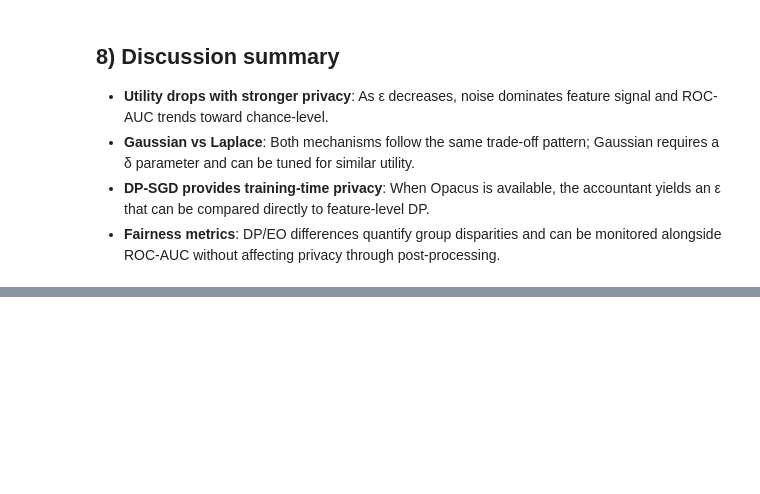
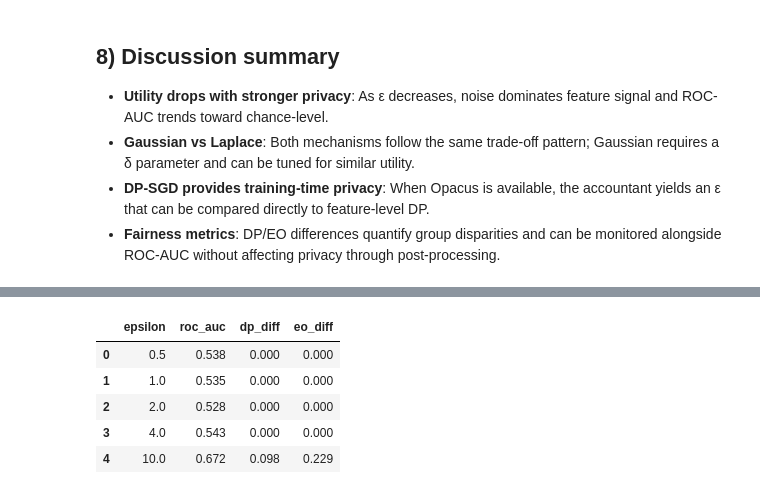
Before and after one commit to Ghobi-A/dp-insurance, a Jupyter notebook: notebooks/dp_privacy_insurance.ipynb, the cells around one changed output, grey strips where cells are left out. Drawn from its saved outputs; the diff is of its cells as text; code cells hidden in the pictures; blank space fills up the shorter version.

```diff
--- a/notebooks/dp_privacy_insurance.ipynb
+++ b/notebooks/dp_privacy_insurance.ipynb
@@ -337,0 +561,38 @@ fairness_results
+# %%
+from dp.fairness import demographic_parity_difference, equalized_odds_difference
+
+protected_test = split.X_test["sex"].to_numpy()
+
+frontier_rows = []
+for eps in [0.5, 1.0, 2.0, 4.0, 10.0]:
+    noisy_train = apply_bounded_feature_noise(
+        split.X_train, PUBLIC_BOUNDS, mechanism="laplace", epsilon=eps, random_state=RANDOM_STATE
+    )
+    pre = build_preprocessor(noisy_train)
+    Xtr_n = pre.fit_transform(noisy_train)
+    Xte_n = pre.transform(clipped_test)
+
+    svm = build_svm_model().fit(Xtr_n, y_train)
+    scores = svm.predict_proba(Xte_n)[:, 1]
+    # Threshold from training scores (no test-set leakage).
+    tr_scores = svm.predict_proba(Xtr_n)[:, 1]
+    fpr_t, tpr_t, thr_t = roc_curve(y_train, tr_scores)
+    thr = thr_t[np.argmax(tpr_t - fpr_t)]
+    preds = (scores >= thr).astype(int)
+
+    frontier_rows.append({
+        "epsilon": eps,
+        "roc_auc": round(roc_auc_score(y_test, scores), 3),
+        "dp_diff": round(demographic_parity_difference(preds, protected_test), 3),
+        "eo_diff": round(equalized_odds_difference(y_test, preds, protected_test), 3),
+    })
+
+frontier = pd.DataFrame(frontier_rows)
+frontier
+# %% [output]
+|  | epsilon | roc_auc | dp_diff | eo_diff |
+| 0 | 0.5 | 0.538 | 0.000 | 0.000 |
+| 1 | 1.0 | 0.535 | 0.000 | 0.000 |
+| 2 | 2.0 | 0.528 | 0.000 | 0.000 |
+| 3 | 4.0 | 0.543 | 0.000 | 0.000 |
+| 4 | 10.0 | 0.672 | 0.098 | 0.229 |
```
Also changed, not shown: parts of 15 cells of this notebook, 8 other files.
